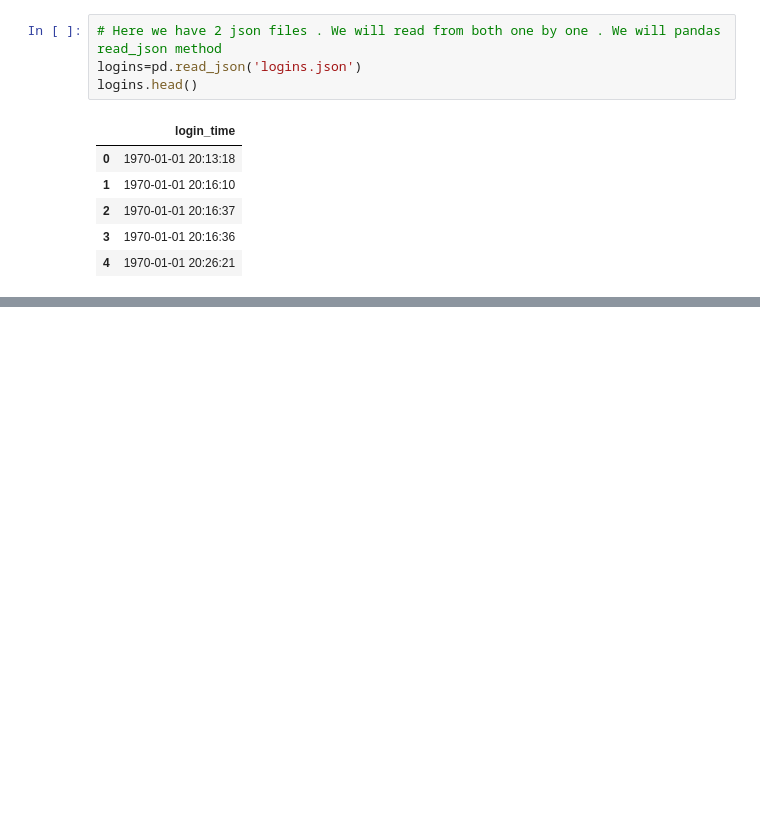
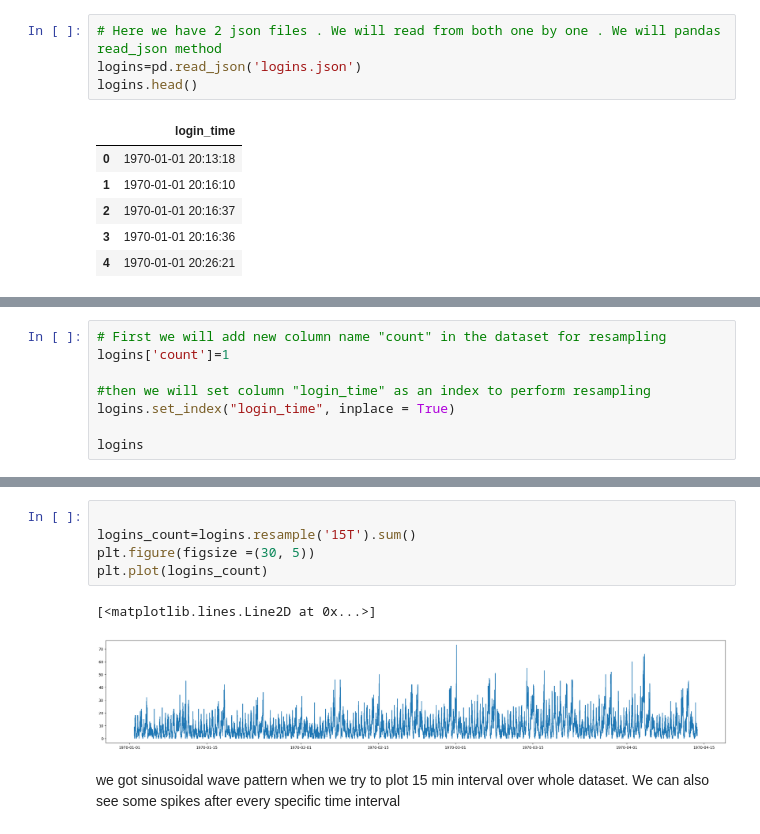
Before and after one commit to sabheen9/ultimate_challenge, a Jupyter notebook: Ultimate.ipynb, the cells around one changed output, grey strips where cells are left out. Drawn from its saved outputs; the diff is of its cells as text; blank space fills up the shorter version.

```diff
--- a/Ultimate.ipynb
+++ b/Ultimate.ipynb
@@ -33,0 +38,8 @@ memory usage: 727.8 KB
+# %%
+# First we will add new column name "count" in the dataset for resampling
+logins['count']=1
+
+#then we will set column "login_time" as an index to perform resampling
+logins.set_index("login_time", inplace = True)
+
+logins
@@ -33,0 +61,10 @@ memory usage: 727.8 KB
+# %%
+
+logins_count=logins.resample('15T').sum()
+plt.figure(figsize =(30, 5))
+plt.plot(logins_count)
+# %% [output]
+[<matplotlib.lines.Line2D at 0x...>]
+[figure, added]
+# %% [markdown]
+we got sinusoidal wave pattern when we try to plot 15 min interval over whole dataset. We can also see some spikes after every specific time interval
```
Also changed, not shown: parts of 13 cells of this notebook.
